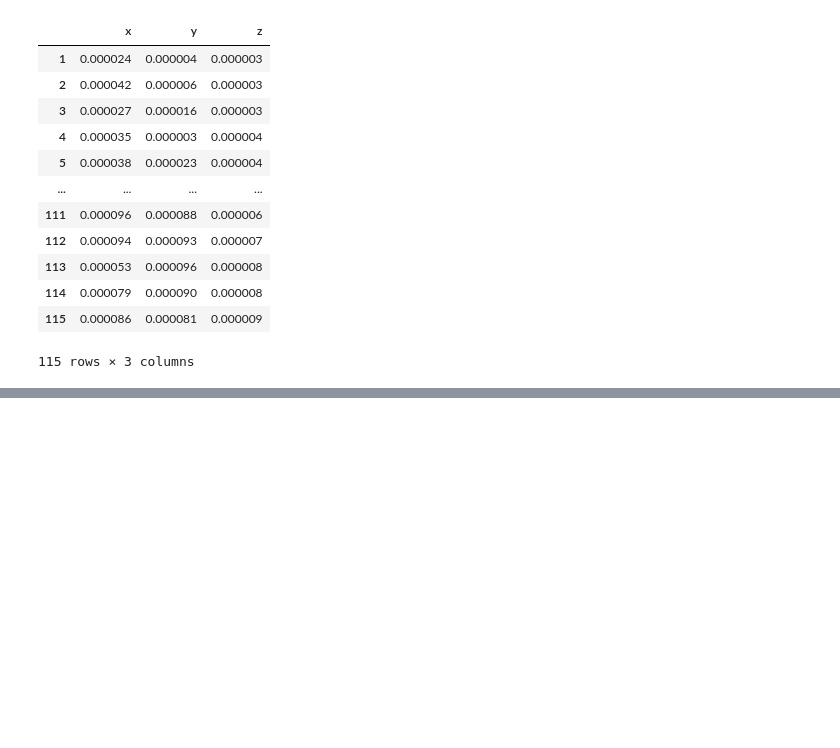
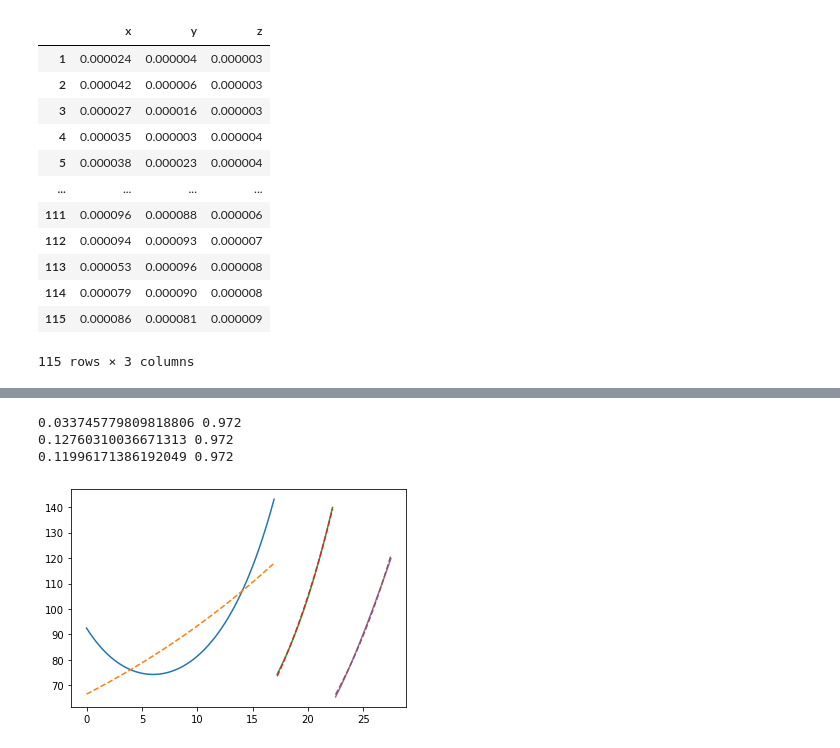
Before and after one commit to Jsakkos/nufeb_tools, a Jupyter notebook: notebooks/neighbor.ipynb, the cells around one changed output, grey strips where cells are left out. Drawn from its saved outputs; the diff is of its cells as text; code cells hidden in the pictures; blank space fills up the shorter version.

```diff
--- a/notebooks/neighbor.ipynb
+++ b/notebooks/neighbor.ipynb
@@ -297,0 +581,25 @@ ret_array.loc[ret_array.index.values != 0][['x','y','z']]
+# %%
+""" intervals = get_intervals(df)
+cell_type = df.type.unique()[0]
+for interval in intervals:
+    print(interval)
+    plt.plot(df.iloc[interval[0]:interval[1],2],df.iloc[interval[0]:interval[1],3])
+for interval in intervals:
+    print(interval)
+    y0 = df.iloc[interval[0],3]
+    t = np.linspace(df.iloc[interval[0],2],df.iloc[interval[1],2],1000)
+    t_measured = df.iloc[interval[0]:interval[1],2]
+    biomass_measured = df.iloc[interval[0]:interval[1],3]
+    params = Parameters()
+    if cell_type == 1:
+        params.add('mu_max', value=mu_max_cy)
+    elif cell_type ==2:
+        params.add('mu_max', value=mu_max_ecw)
+    params.add('y0',value = y0)
+    params.add('type',value=cell_type)
+    result = minimize(residual, params, args=(t_measured, biomass_measured), method='leastsq')
+    data_fitted = g(t, y0, result.params)
+    plt.plot(t, data_fitted[:, 0], '--', linewidth=2, color='red', label='fitted data')
+
+    plt.plot(df.iloc[interval[0]:interval[1],2],df.iloc[interval[0]:interval[1],3])
+    print(result.params['mu_max'].value) """
@@ -297,0 +612,25 @@ ret_array.loc[ret_array.index.values != 0][['x','y','z']]
+# %%
+from scipy.optimize import curve_fit
+def func(t,y0,mu):
+    return y0*np.exp(t*mu)
+cell_type = df.type.unique()[0]
+
+for interval in intervals:
+    #print(interval)
+    if cell_type == 1:
+        mu_max=mu_max_cy
+    elif cell_type ==2:
+        mu_max=mu_max_ecw
+    y0 = df.iloc[interval[0],3]
+    t = np.linspace(df.iloc[interval[0],2],df.iloc[interval[1],2],1000)
+    t_measured = df.iloc[interval[0]:interval[1],2]
+    biomass_measured = df.iloc[interval[0]:interval[1],3]
+    popt, pcov = curve_fit(func, t_measured, biomass_measured)
+    plt.plot(df.iloc[interval[0]:interval[1],2],df.iloc[interval[0]:interval[1],3])
+    plt.plot(t_measured,func(t_measured, *popt),ls='--')
+    print(popt[1],mu_max)
+# %% [output]
+0.033745779809818806 0.972
+0.12760310036671313 0.972
+0.11996171386192049 0.972
+[figure, added]
```
Also changed, not shown: parts of 48 cells of this notebook, 11 other files.
